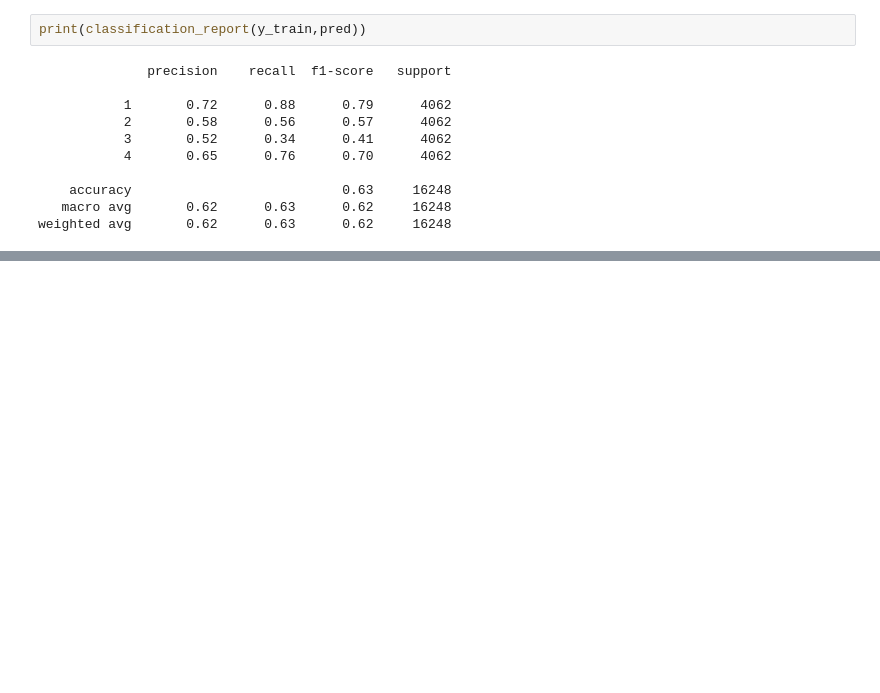
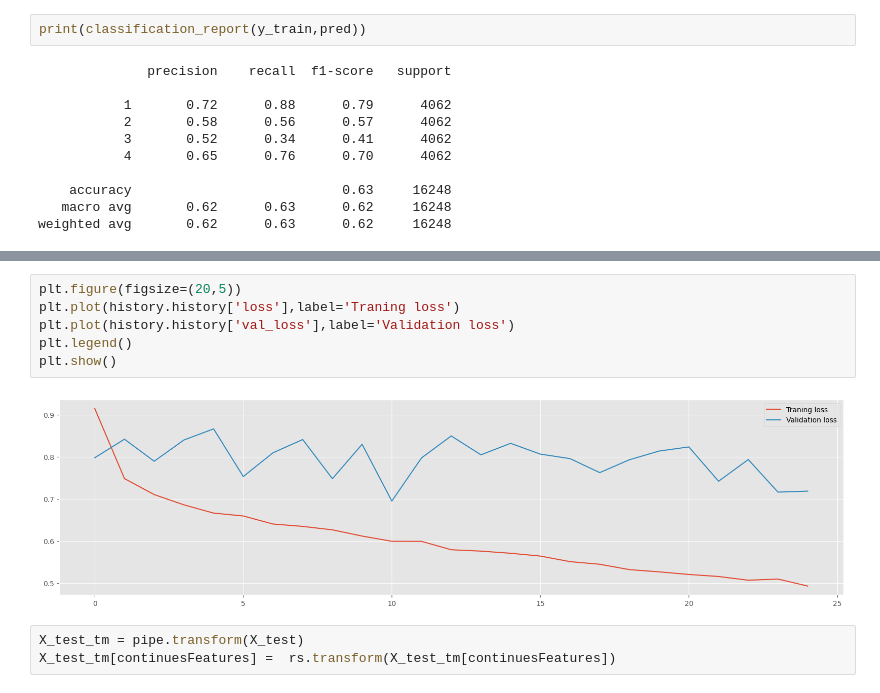
Before and after one commit to SarkarPriyanshu/DefaultedCustomerPerdiction, a Jupyter notebook: Churn_Customer_Analysis.ipynb, the cells around one changed output, grey strips where cells are left out. Drawn from its saved outputs; the diff is of its cells as text; blank space fills up the shorter version.

```diff
--- a/Churn_Customer_Analysis.ipynb
+++ b/Churn_Customer_Analysis.ipynb
@@ -920,0 +1017,11 @@ weighted avg       0.62      0.63      0.62      4874
+# %%
+plt.figure(figsize=(20,5))
+plt.plot(history.history['loss'],label='Traning loss')
+plt.plot(history.history['val_loss'],label='Validation loss')
+plt.legend()
+plt.show()
+# %% [output]
+[figure, added]
+# %%
+X_test_tm = pipe.transform(X_test)
+X_test_tm[continuesFeatures] =  rs.transform(X_test_tm[continuesFeatures])
```
Also changed, not shown: parts of 17 cells of this notebook.
